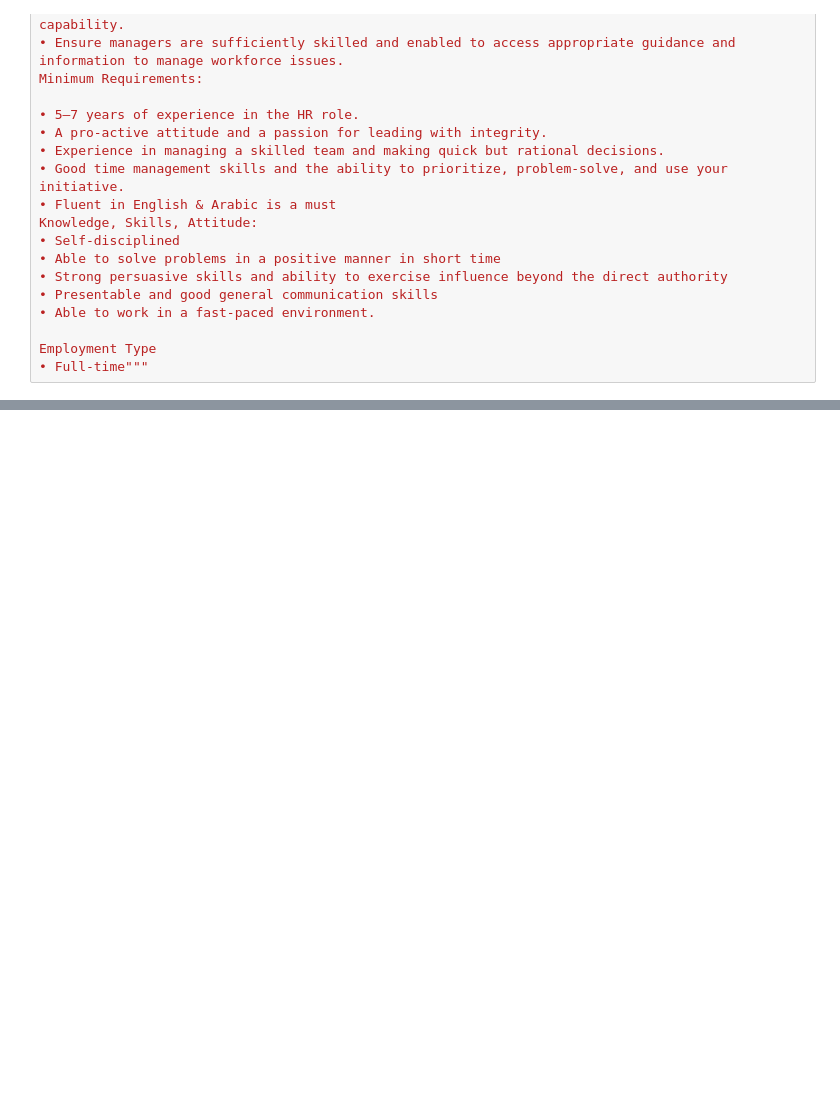
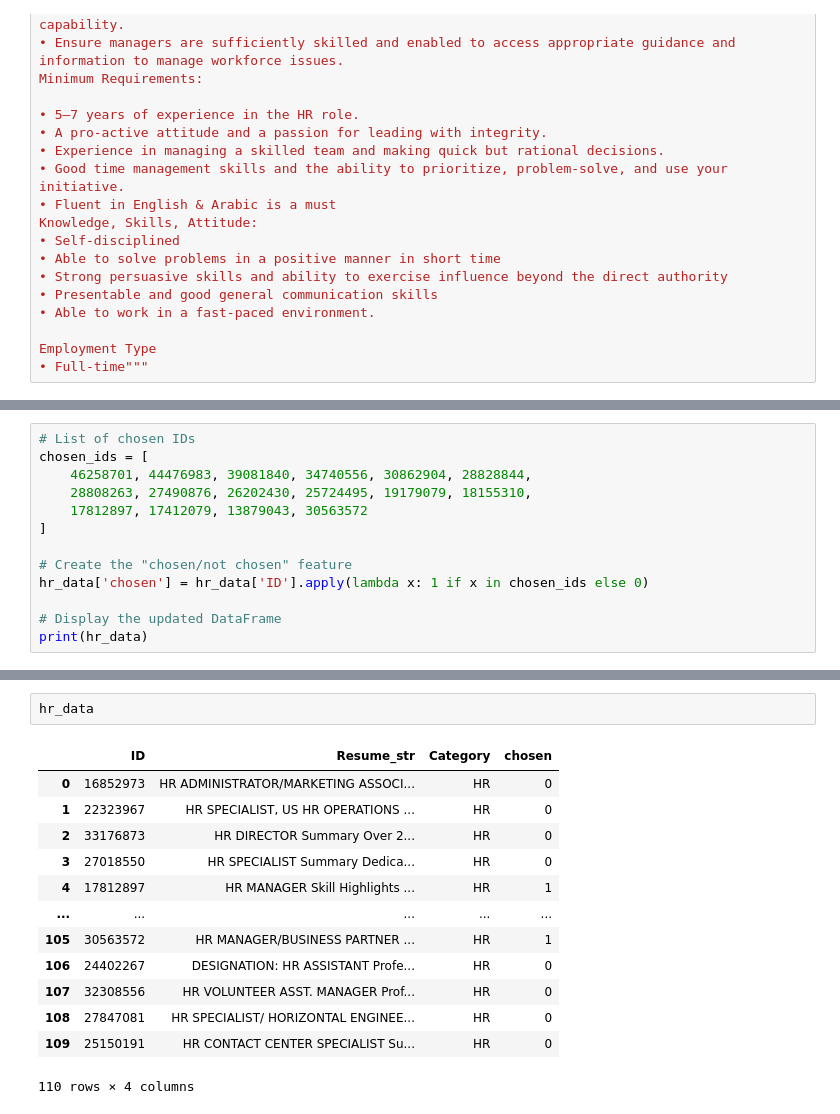
Before and after one commit to Rama-Marhlh/Resume-Screening, a Jupyter notebook: Resume Screening2.ipynb, the cells around one changed output, grey strips where cells are left out. Saved outputs shown, nothing was run; the diff lists cells and outputs as text; blank space fills up the shorter version.

```diff
--- a/Resume Screening2.ipynb
+++ b/Resume Screening2.ipynb
@@ -120,0 +333,13 @@ Employment Type
+# %%
+# List of chosen IDs
+chosen_ids = [
+    46258701, 44476983, 39081840, 34740556, 30862904, 28828844,
+    28808263, 27490876, 26202430, 25724495, 19179079, 18155310,
+    17812897, 17412079, 13879043, 30563572
+]
+
+# Create the "chosen/not chosen" feature
+hr_data['chosen'] = hr_data['ID'].apply(lambda x: 1 if x in chosen_ids else 0)
+
+# Display the updated DataFrame
+print(hr_data)
@@ -120,0 +369,16 @@ Employment Type
+# %%
+hr_data
+# %% [output]
+|  | ID | Resume_str | Category | chosen |
+| 0 | 16852973 | HR ADMINISTRATOR/MARKETING ASSOCI... | HR | 0 |
+| 1 | 22323967 | HR SPECIALIST, US HR OPERATIONS ... | HR | 0 |
+| 2 | 33176873 | HR DIRECTOR Summary Over 2... | HR | 0 |
+| 3 | 27018550 | HR SPECIALIST Summary Dedica... | HR | 0 |
+| 4 | 17812897 | HR MANAGER Skill Highlights ... | HR | 1 |
+| ... | ... | ... | ... | ... |
+| 105 | 30563572 | HR MANAGER/BUSINESS PARTNER ... | HR | 1 |
+| 106 | 24402267 | DESIGNATION: HR ASSISTANT Profe... | HR | 0 |
+| 107 | 32308556 | HR VOLUNTEER ASST. MANAGER Prof... | HR | 0 |
+| 108 | 27847081 | HR SPECIALIST/ HORIZONTAL ENGINEE... | HR | 0 |
+| 109 | 25150191 | HR CONTACT CENTER SPECIALIST Su... | HR | 0 |
+110 rows × 4 columns
```
Also changed, not shown: parts of 105 cells of this notebook, 5 other files.
